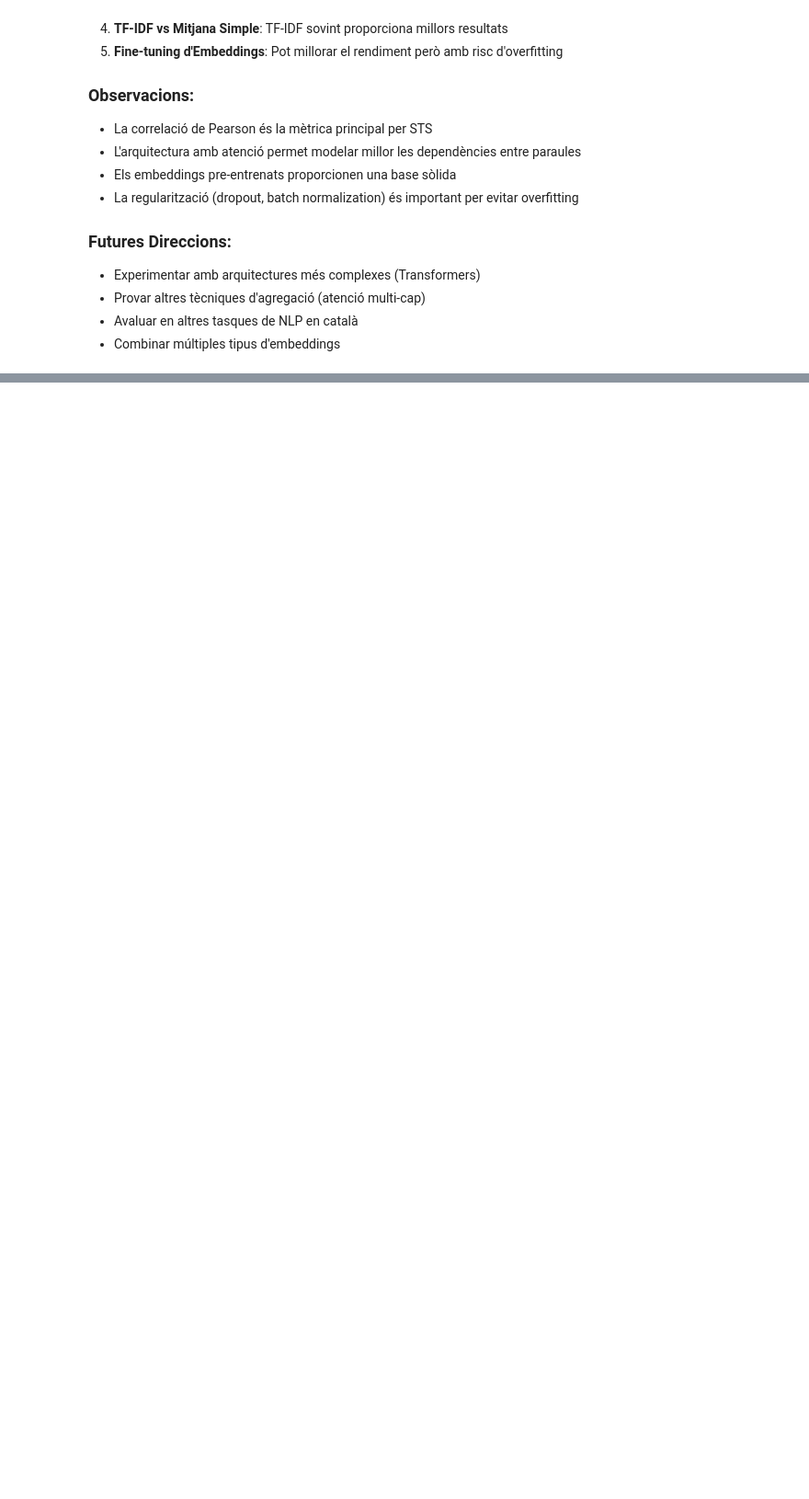
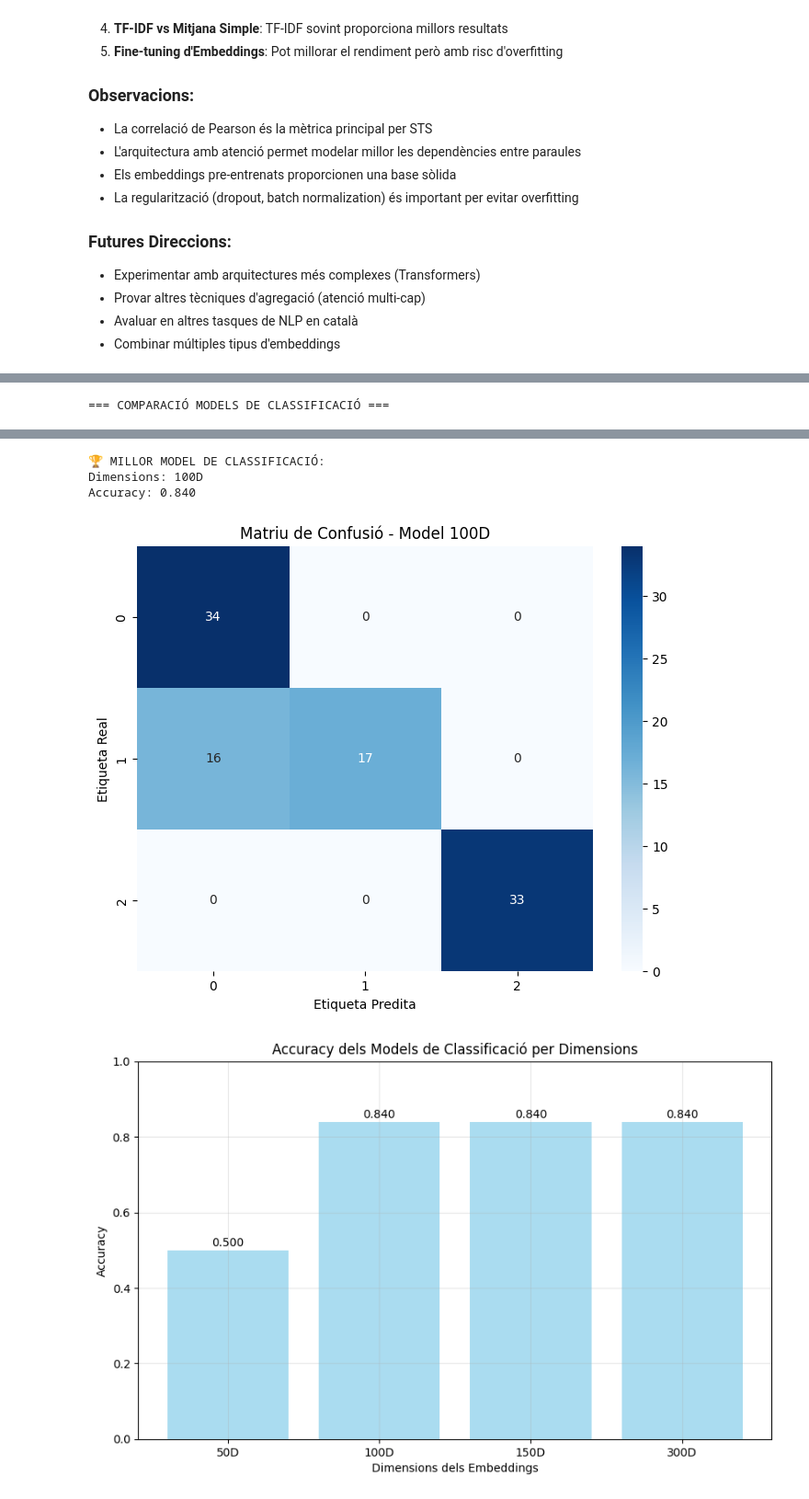
Before and after one commit to EnSergiEsFeo63/PLH-Practica4, a Jupyter notebook: SAM_AQUESTA_ES_LA_BONA.ipynb, the cells around one changed output, grey strips where cells are left out. Shown at 92% size. Drawn from its saved outputs; the diff is of its cells as text; code cells hidden in the pictures; blank space fills up the shorter version.

```diff
--- a/SAM_AQUESTA_ES_LA_BONA.ipynb
+++ b/SAM_AQUESTA_ES_LA_BONA.ipynb
@@ -1168,0 +1922,55 @@ MSE: 7.635
+# %%
+# Visualització de resultats de classificació
+print("\n=== COMPARACIÓ MODELS DE CLASSIFICACIÓ ===")
+
+# Crear DataFrame amb resultats
+classification_data = []
+for dim in [50, 100, 150, 300]:
+    if dim in classification_results:
+        classification_data.append({
+            'Model': 'Classificació Agregada',
+            'Dimensions': f'{dim}D',
+            'Accuracy': classification_results[dim]['accuracy']
+        })
+
+df_classification = pd.DataFrame(classification_data)
+display(df_classification.style.hide(axis="index"))
+
+# Trobar el millor model
+if classification_results:
+    best_cls_dim = max(classification_results.keys(),
+                      key=lambda k: classification_results[k]['accuracy'])
+    best_cls_model = classification_results[best_cls_dim]
+
+    print(f"\n🏆 MILLOR MODEL DE CLASSIFICACIÓ:")
+    print(f"Dimensions: {best_cls_dim}D")
+    print(f"Accuracy: {best_cls_model['accuracy']:.3f}")
+
+    # Matriu de confusió
+    cm = confusion_matrix(best_cls_model['y_true'], best_cls_model['predictions'])
+
+    plt.figure(figsize=(8, 6))
+    sns.heatmap(cm, annot=True, fmt='d', cmap='Blues',
+                xticklabels=best_cls_model['label_encoder'].classes_,
+                yticklabels=best_cls_model['label_encoder'].classes_)
+    plt.title(f'Matriu de Confusió - Model {best_cls_dim}D')
+    plt.ylabel('Etiqueta Real')
+    plt.xlabel('Etiqueta Predita')
+    plt.show()
+
+    # Gràfic d'accuracy per dimensions
+    dims = list(classification_results.keys())
+    accuracies = [classification_results[d]['accuracy'] for d in dims]
+
+    plt.figure(figsize=(10, 6))
+    plt.bar([f'{d}D' for d in dims], accuracies, alpha=0.7, color='skyblue')
+    plt.title('Accuracy dels Models de Classificació per Dimensions')
+    plt.ylabel('Accuracy')
+    plt.xlabel('Dimensions dels Embeddings')
+    plt.ylim(0, 1)
+    for i, acc in enumerate(accuracies):
+        plt.text(i, acc + 0.01, f'{acc:.3f}', ha='center')
+    plt.grid(True, alpha=0.3)
+    plt.show()
+# %% [output]
+=== COMPARACIÓ MODELS DE CLASSIFICACIÓ ===
@@ -1168,0 +1982,5 @@ MSE: 7.635
+🏆 MILLOR MODEL DE CLASSIFICACIÓ:
+Dimensions: 100D
+Accuracy: 0.840
+[figure, added]
+[figure, added]
```
Also changed, not shown: parts of 24 cells of this notebook, 4 other files.
